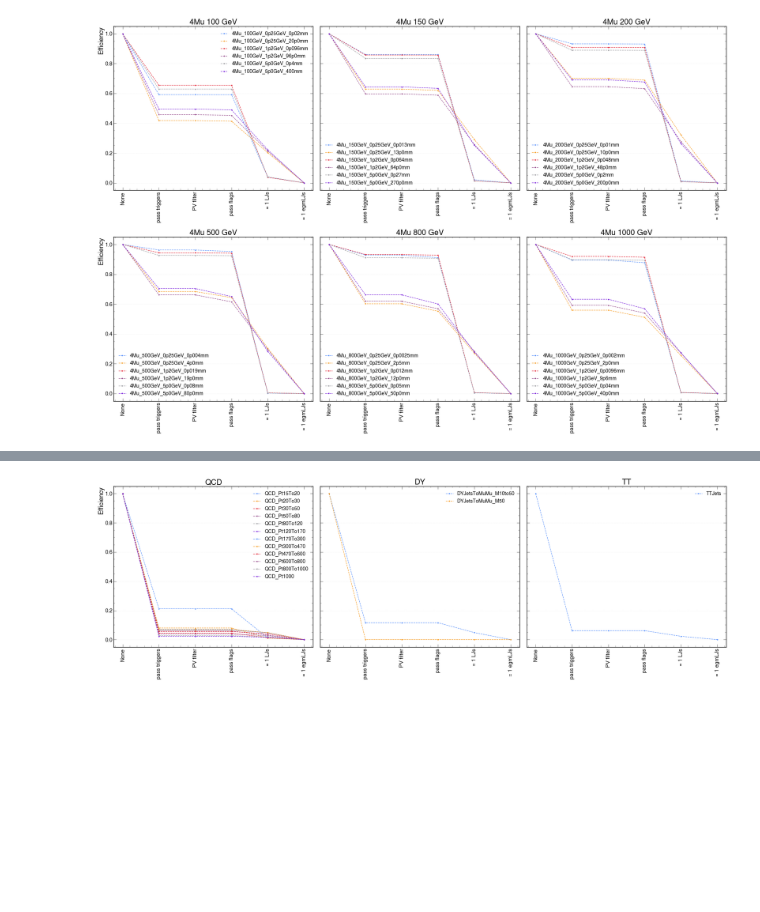
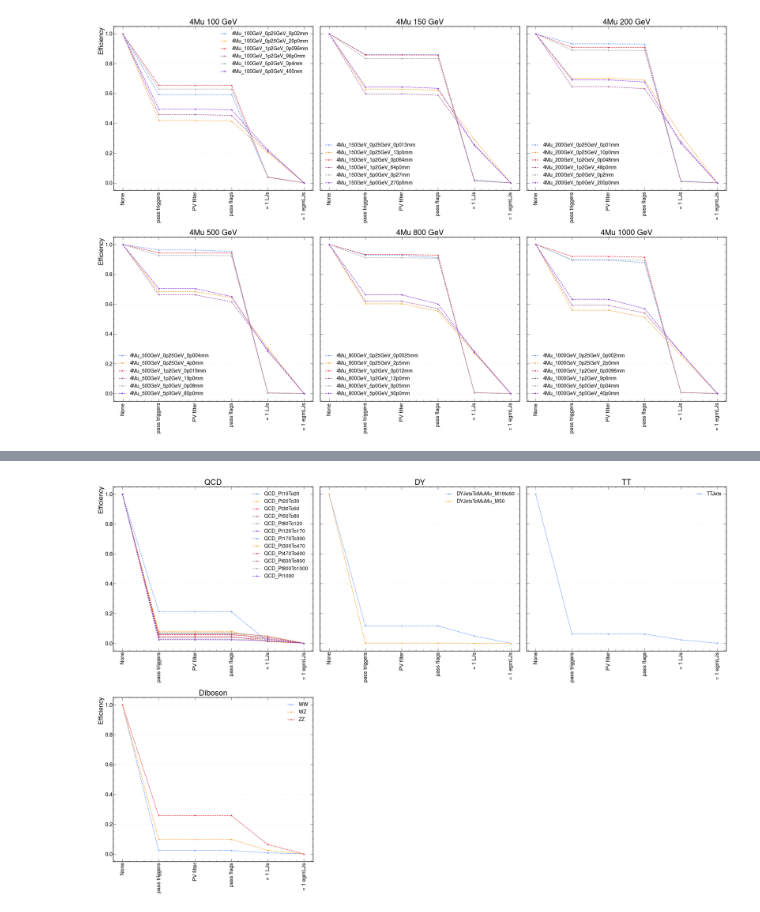
Before and after one commit to cms-sidm/SIDM, a Jupyter notebook: sidm/studies/1LJ_CR/08_EGMLJ==1_CR_Cutflow.ipynb, the cells around one changed output, grey strips where cells are left out. Cells and saved outputs as stored; diff of their text form; code cells hidden in the pictures; blank space fills up the shorter version.

```diff
--- a/sidm/studies/1LJ_CR/08_EGMLJ==1_CR_Cutflow.ipynb
+++ b/sidm/studies/1LJ_CR/08_EGMLJ==1_CR_Cutflow.ipynb
@@ -58,6 +58,9 @@ samples_bkg = [
     "QCD_Pt1000",
     "DYJetsToMuMu_M10to50",
     "DYJetsToMuMu_M50",
+    "WW",
+    "WZ",
+    "ZZ",
 ]
 # %%
 #First check if there is already an out dictionary
@@ -378,6 +381,11 @@ DY = [
 ]
 
 TT = ["TTJets"]
+
+Diboson = [
+    "WW",
+    "WZ",
+    "ZZ"]
 # %%
 fig, axes = plot_cutflow_panels(
     out=out,
@@ -525,24 +535,26 @@ fig, axes = plot_cutflow_panels(
 # %%
 fig, axes = plot_cutflow_panels(
     out=out,
     sample_groups=[
         QCD,
         DY,
         TT,
+        Diboson,
     ],
     channel=channels[0],
     titles=[
         "QCD",
         "DY",
         "TT",
+        "Diboson",
     ],
     unweighted=False,
     cumulative=True,
     normalize=True,
     logy=False,
-    figsize=(36, 12),
+    figsize=(36, 24),
     ncols=3,
     ncol_legend=1,
 )
 # %% [output]
-[figure, old version]
+[figure, new version]
```
Also changed, not shown: parts of 4 cells of this notebook, 14 other files.
